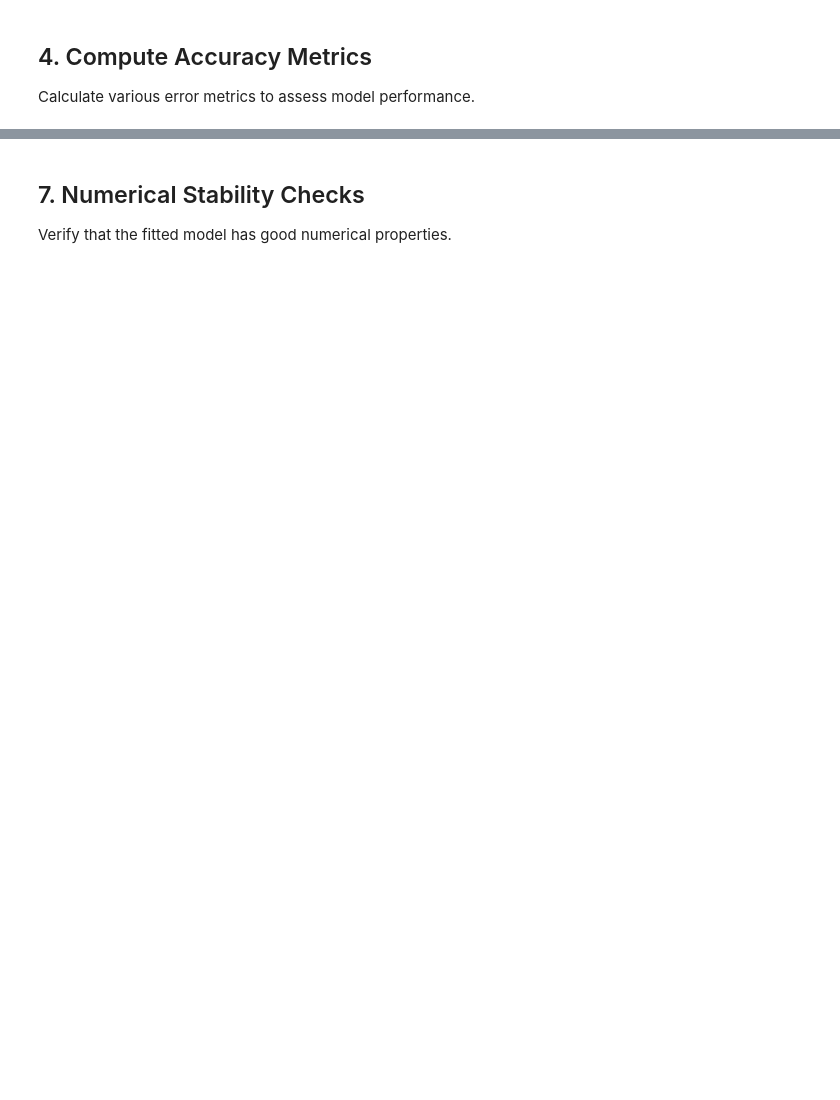
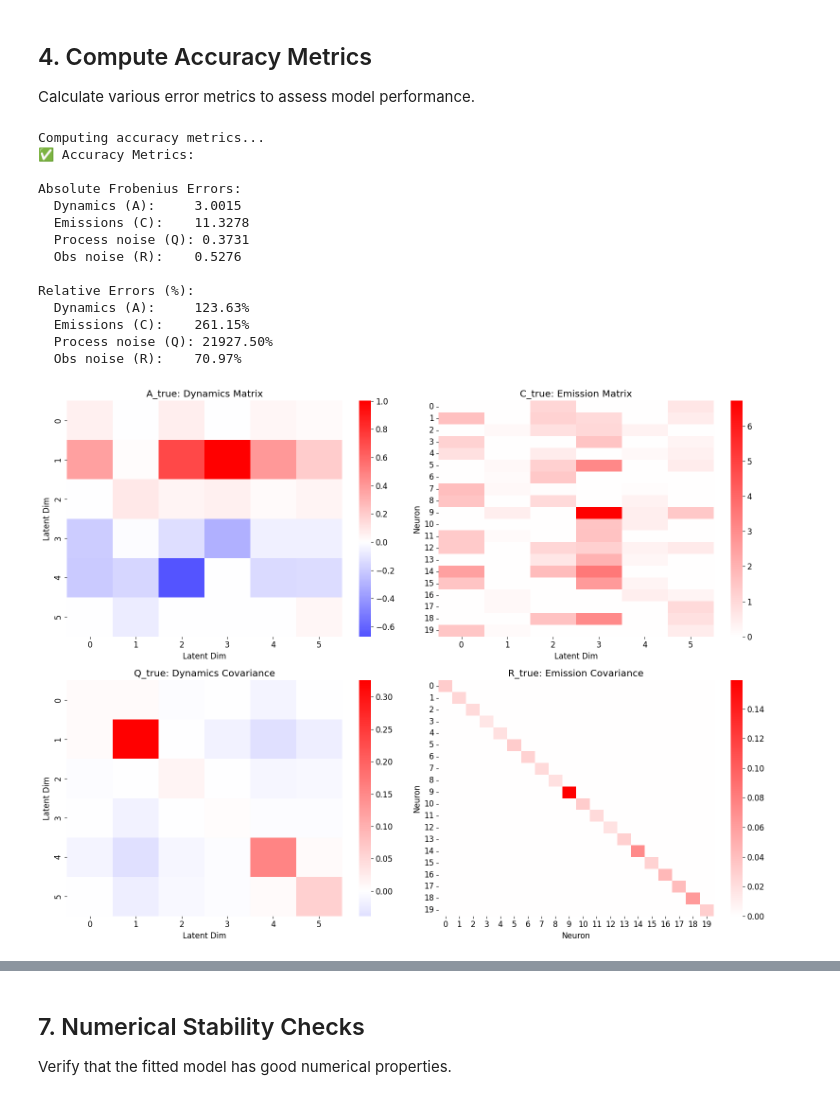
Before and after one commit to kasherri/CTDS, a Jupyter notebook: ctds_model_validation.ipynb, the cells around one changed output, grey strips where cells are left out. Drawn from its saved outputs; the diff is of its cells as text; code cells hidden in the pictures; blank space fills up the shorter version.

```diff
--- a/ctds_model_validation.ipynb
+++ b/ctds_model_validation.ipynb
@@ -282,28 +339,75 @@ Calculate various error metrics to assess model performance.
 # %%
 # Compute accuracy metrics
 print("Computing accuracy metrics...")
 
 # Frobenius norm errors for matrices
 A_error = jnp.linalg.norm(params_fitted.dynamics.weights - A_true, 'fro')
 C_error = jnp.linalg.norm(params_fitted.emissions.weights - C_true, 'fro')
 Q_error = jnp.linalg.norm(params_fitted.dynamics.cov - Q_true, 'fro')
 R_error = jnp.linalg.norm(params_fitted.emissions.cov - R_true, 'fro')
 
 # Relative errors (normalized by true parameter magnitude)
 A_rel_error = A_error / jnp.linalg.norm(A_true, 'fro')
 C_rel_error = C_error / jnp.linalg.norm(C_true, 'fro')
 Q_rel_error = Q_error / jnp.linalg.norm(Q_true, 'fro')
 R_rel_error = R_error / jnp.linalg.norm(R_true, 'fro')
 
 print("✅ Accuracy Metrics:")
 print(f"\nAbsolute Frobenius Errors:")
 print(f"  Dynamics (A):     {A_error:.4f}")
 print(f"  Emissions (C):    {C_error:.4f}")
 print(f"  Process noise (Q): {Q_error:.4f}")
 print(f"  Obs noise (R):    {R_error:.4f}")
 
 print(f"\nRelative Errors (%):")
 print(f"  Dynamics (A):     {A_rel_error*100:.2f}%")
 print(f"  Emissions (C):    {C_rel_error*100:.2f}%")
 print(f"  Process noise (Q): {Q_rel_error*100:.2f}%")
 print(f"  Obs noise (R):    {R_rel_error*100:.2f}%")
+
+
+# Visualize all parameter matrices in subplots
+fig, axes = plt.subplots(2, 2, figsize=(16, 12))
+
+# Visualize A_true (dynamics weights)
+sns.heatmap(np.array(params_fitted.dynamics.weights), cmap='bwr', center=0, cbar=True, ax=axes[0, 0])
+axes[0, 0].set_title('A_true: Dynamics Matrix')
+axes[0, 0].set_xlabel('Latent Dim')
+axes[0, 0].set_ylabel('Latent Dim')
+
+# Visualize C_true (emission weights)
+sns.heatmap(np.array(params_fitted.emissions.weights), cmap='bwr', center=0, cbar=True, ax=axes[0, 1])
+axes[0, 1].set_title('C_true: Emission Matrix')
+axes[0, 1].set_xlabel('Latent Dim')
+axes[0, 1].set_ylabel('Neuron')
+
+# Visualize Q_true (dynamics covariance)
+sns.heatmap(np.array(params_fitted.dynamics.cov), cmap='bwr', center=0, cbar=True, ax=axes[1, 0])
+axes[1, 0].set_title('Q_true: Dynamics Covariance')
+axes[1, 0].set_xlabel('Latent Dim')
+axes[1, 0].set_ylabel('Latent Dim')
+
+# Visualize R_true (emission covariance)
+sns.heatmap(np.array(params_fitted.emissions.cov), cmap='bwr', center=0, cbar=True, ax=axes[1, 1])
+axes[1, 1].set_title('R_true: Emission Covariance')
+axes[1, 1].set_xlabel('Neuron')
+axes[1, 1].set_ylabel('Neuron')
+
+plt.tight_layout()
+plt.show()
+# %% [output]
+Computing accuracy metrics...
+✅ Accuracy Metrics:
+
+Absolute Frobenius Errors:
+  Dynamics (A):     3.0015
+  Emissions (C):    11.3278
+  Process noise (Q): 0.3731
+  Obs noise (R):    0.5276
+
+Relative Errors (%):
+  Dynamics (A):     123.63%
+  Emissions (C):    261.15%
+  Process noise (Q): 21927.50%
+  Obs noise (R):    70.97%
+[figure, added]
```
Also changed, not shown: parts of 24 cells of this notebook, 2 other files.
